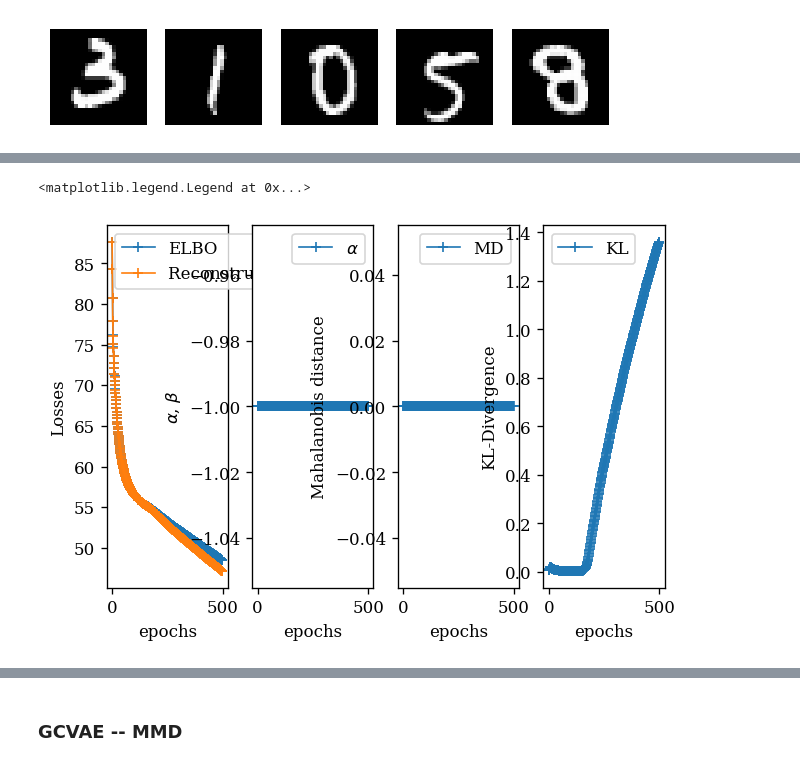
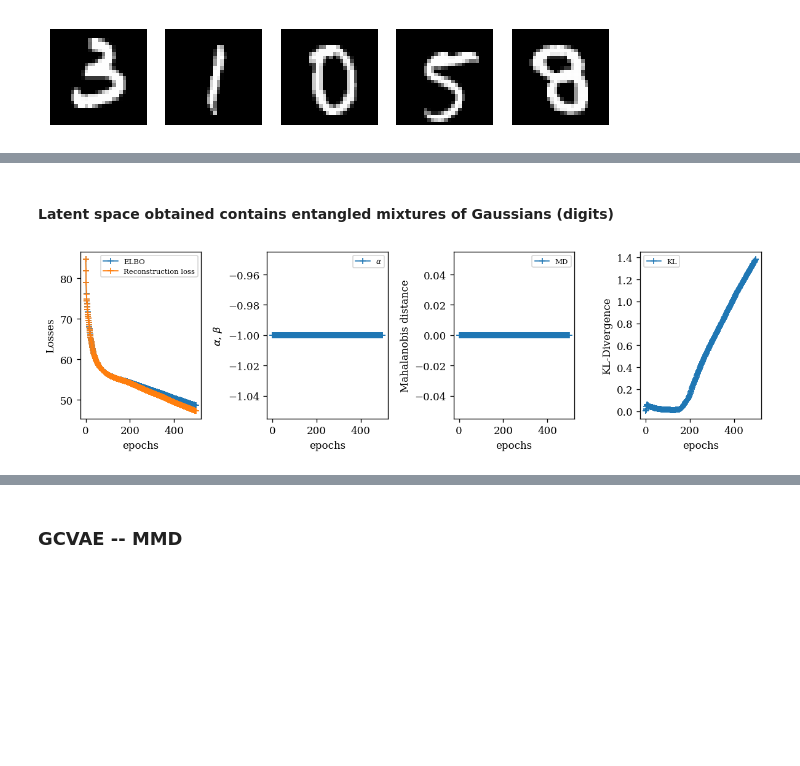
Before and after one commit to kennedyCzar/GCVAE, a Jupyter notebook: gcvae_example.ipynb, the cells around one changed output, grey strips where cells are left out. Drawn from its saved outputs; the diff is of its cells as text; code cells hidden in the pictures; blank space fills up the shorter version.

Commit message:
improve metric plotting visio

```diff
--- a/gcvae_example.ipynb
+++ b/gcvae_example.ipynb
@@ -178,25 +175,28 @@ elif loss_index == 4:
+# %% [markdown]
+#### Latent space obtained contains entangled mixtures of Gaussians (digits)
 # %%
-fig, ax = plt.subplots(1, 4)
+fs = 7
+fig, ax = plt.subplots(1, 4, figsize=(10, 3))
 ax[0].plot(np.arange(model.epoch), model.ELBO, label = 'ELBO', marker = '+', lw = 1.)
 ax[0].plot(np.arange(model.epoch), model.RECON_LOSS, label = 'Reconstruction loss', marker = '+', lw = 1.)
 ax[0].set_xlabel('epochs')
 ax[0].set_ylabel('Losses')
 ax[1].plot(np.arange(model.epoch), model.ALPHA, label = '$\\alpha$', marker = '+', lw = 1.)
 ax[1].set_xlabel('epochs')
 ax[1].set_ylabel('$\\alpha$, $\\beta$')
 ax[2].plot(np.arange(model.epoch), model.MMD, label = 'MD', marker = '+', lw = 1.)
 ax[2].set_xlabel('epochs')
 ax[2].set_ylabel('Mahalanobis distance')
 ax[3].plot(np.arange(model.epoch), model.KL_DIV, label = 'KL', marker = '+', lw = 1.)
 ax[3].set_xlabel('epochs')
 ax[3].set_ylabel('KL-Divergence')
-ax[0].legend()
-ax[1].legend()
-ax[2].legend()
-ax[3].legend()
+ax[0].legend(prop={"size":fs})
+ax[1].legend(prop={"size":fs})
+ax[2].legend(prop={"size":fs})
+ax[3].legend(prop={"size":fs})
+plt.tight_layout()
 # %% [output]
-<matplotlib.legend.Legend at 0x...>
-[figure, old version]
+[figure, new version]
 # %%
 plot_latent_space(model.model, n= 5)
 # %% [output]
```
Also changed, not shown: parts of 16 cells of this notebook.
